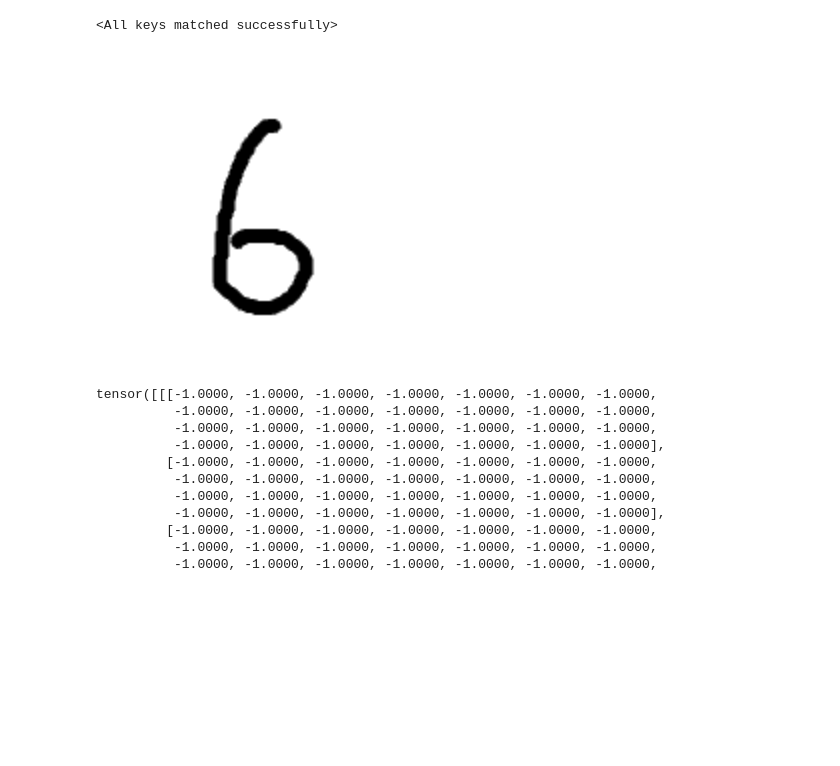
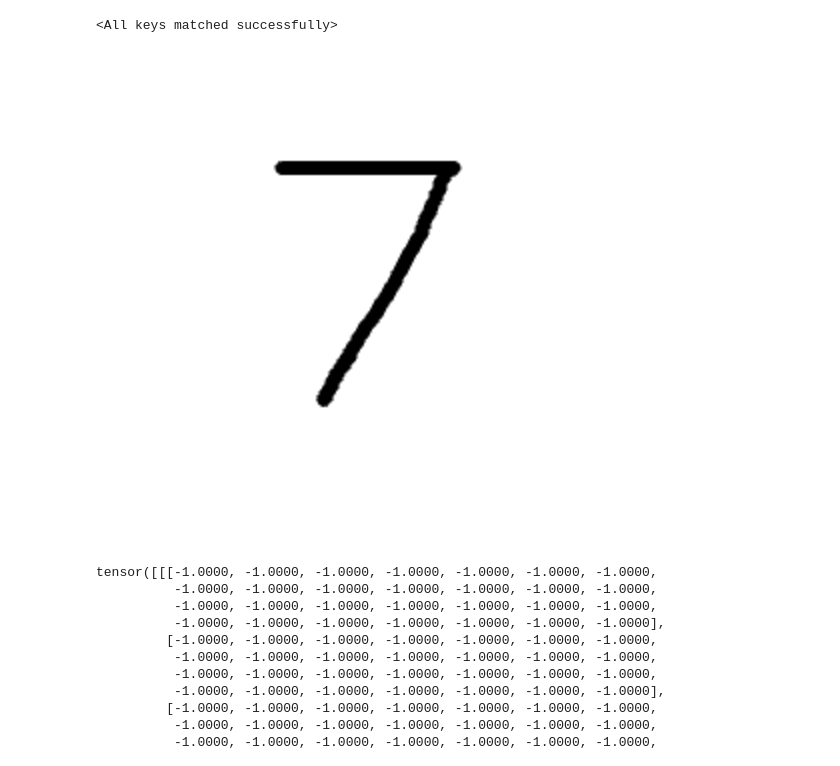
Before and after one commit to gouherdanish/mnist_classification, a Jupyter notebook: poc.ipynb, the cells around one changed output. Saved outputs shown, nothing was run; the diff lists cells and outputs as text; code cells hidden in the pictures; blank space fills up the shorter version.

```diff
--- a/poc.ipynb
+++ b/poc.ipynb
@@ -318,11 +318,11 @@ transform = torchvision.transforms.Compose([
 ])
 # %%
 from PIL import Image
-test_image_path = '/Users/gouher/Documents/personal/codes/ml/ml_projects/mnist_classification/data/sample/6.png'
+test_image_path = '/Users/gouher/Documents/personal/codes/ml/ml_projects/mnist_classification/data/sample/7a.png'
 img = Image.open(test_image_path).convert("L")
 img
 # %% [output]
-[figure, old version]
+[figure, new version]
 # %%
 
 img = transform(img)
```
Also changed, not shown: parts of 3 cells of this notebook.
